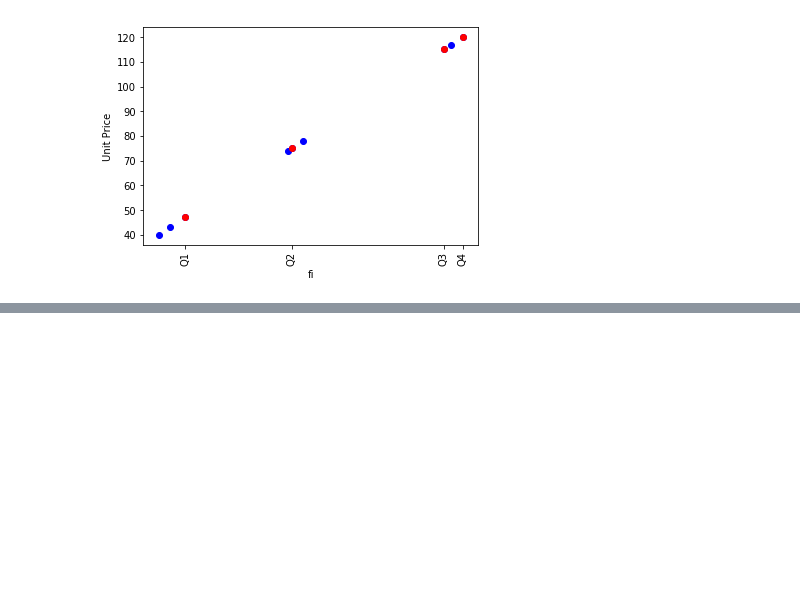
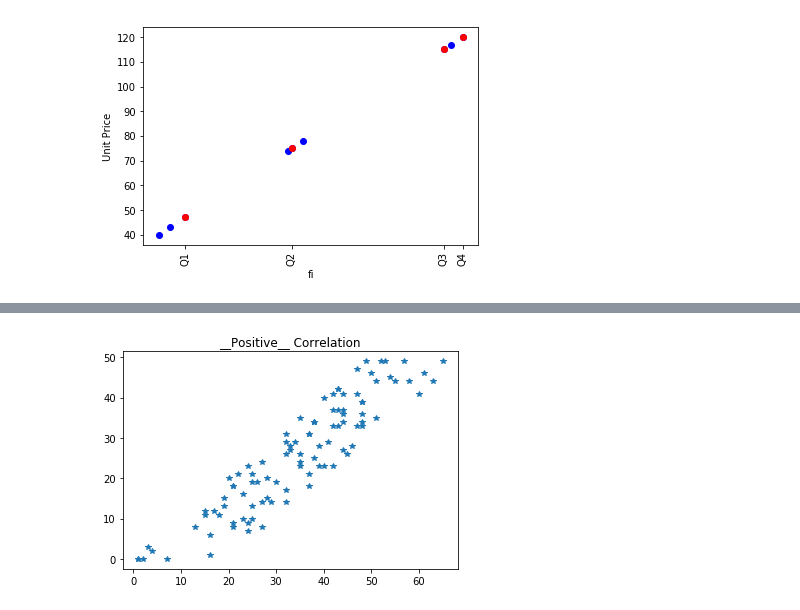
Before and after one commit to Jimachin/Data-Mining-Concepts-and-Techniques, a Jupyter notebook: Data Mining Concepts and Techniques.ipynb, the cells around one changed output, grey strips where cells are left out. Saved outputs shown, nothing was run; the diff lists cells and outputs as text; code cells hidden in the pictures; blank space fills up the shorter version.

```diff
--- a/Data Mining Concepts and Techniques.ipynb
+++ b/Data Mining Concepts and Techniques.ipynb
@@ -427,0 +432,10 @@ help(plt.hist)
+# %%
+n = 100
+x = np.random.randint(0, 50, n)
+y = np.random.randint(0, 20, n)
+
+plt.plot(x + y, x, '*')
+plt.title('__Positive__ Correlation')
+plt.show()
+# %% [output]
+[figure, added]
```
Also changed, not shown: parts of 35 cells of this notebook.
